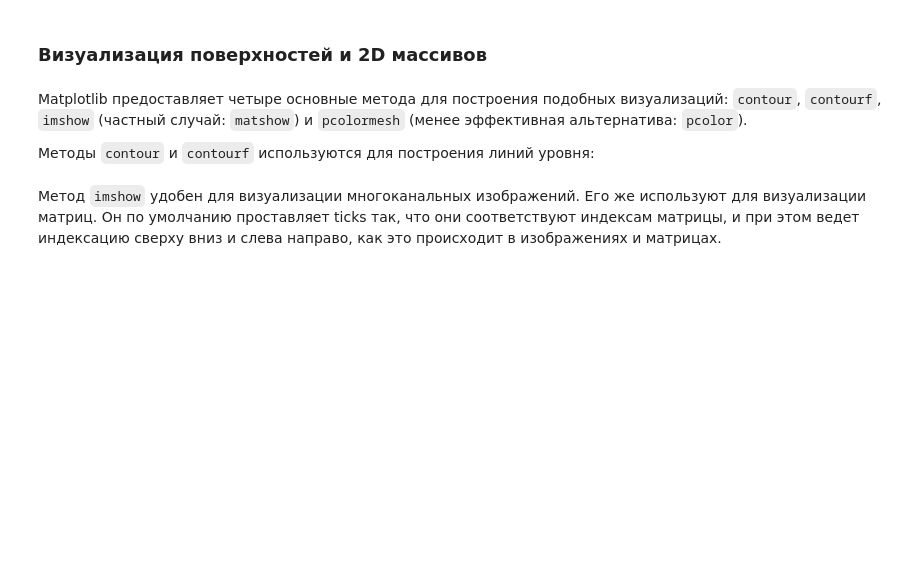
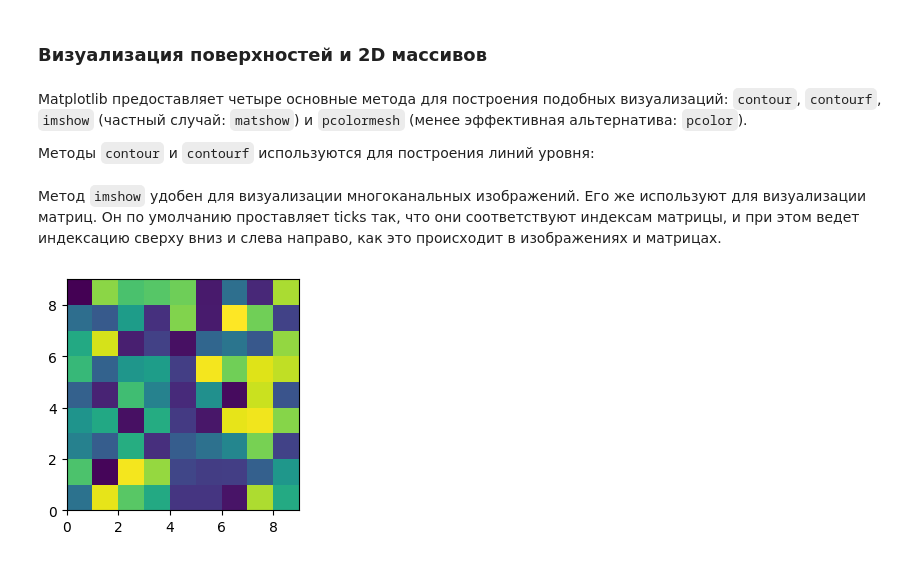
Before and after one commit to anton-pershin/spbu-fundamentals-of-algorithms, a Jupyter notebook: practicum_1/intro_to_numpy_and_matplotlib.ipynb, the cells around one changed output. Drawn from its saved outputs; the diff is of its cells as text; code cells hidden in the pictures; blank space fills up the shorter version.

```diff
--- a/practicum_1/intro_to_numpy_and_matplotlib.ipynb
+++ b/practicum_1/intro_to_numpy_and_matplotlib.ipynb
@@ -383,3 +1231,18 @@ Matplotlib предоставляет четыре основные метода
 Методы `contour` и `contourf` используются для построения линий уровня:
 # %% [markdown]
 Метод `imshow` удобен для визуализации многоканальных изображений. Его же используют для визуализации матриц. Он по умолчанию проставляет ticks так, что они соответствуют индексам матрицы, и при этом ведет индексацию сверху вниз и слева направо, как это происходит в изображениях и матрицах.
+# %%
+x = np.arange(0, 10, 1)
+y = np.arange(0, 10, 1)
+
+np.random.seed(42)
+z = np.random.rand(9,9)
+
+fig,ax = plt.subplots(figsize=(3,3))
+ax.pcolormesh(x,y,z)
+
+plt.savefig("img/colormesh.png")
+
+plt.show()
+# %% [output]
+[figure, added]
```
Also changed, not shown: parts of 144 cells of this notebook.
